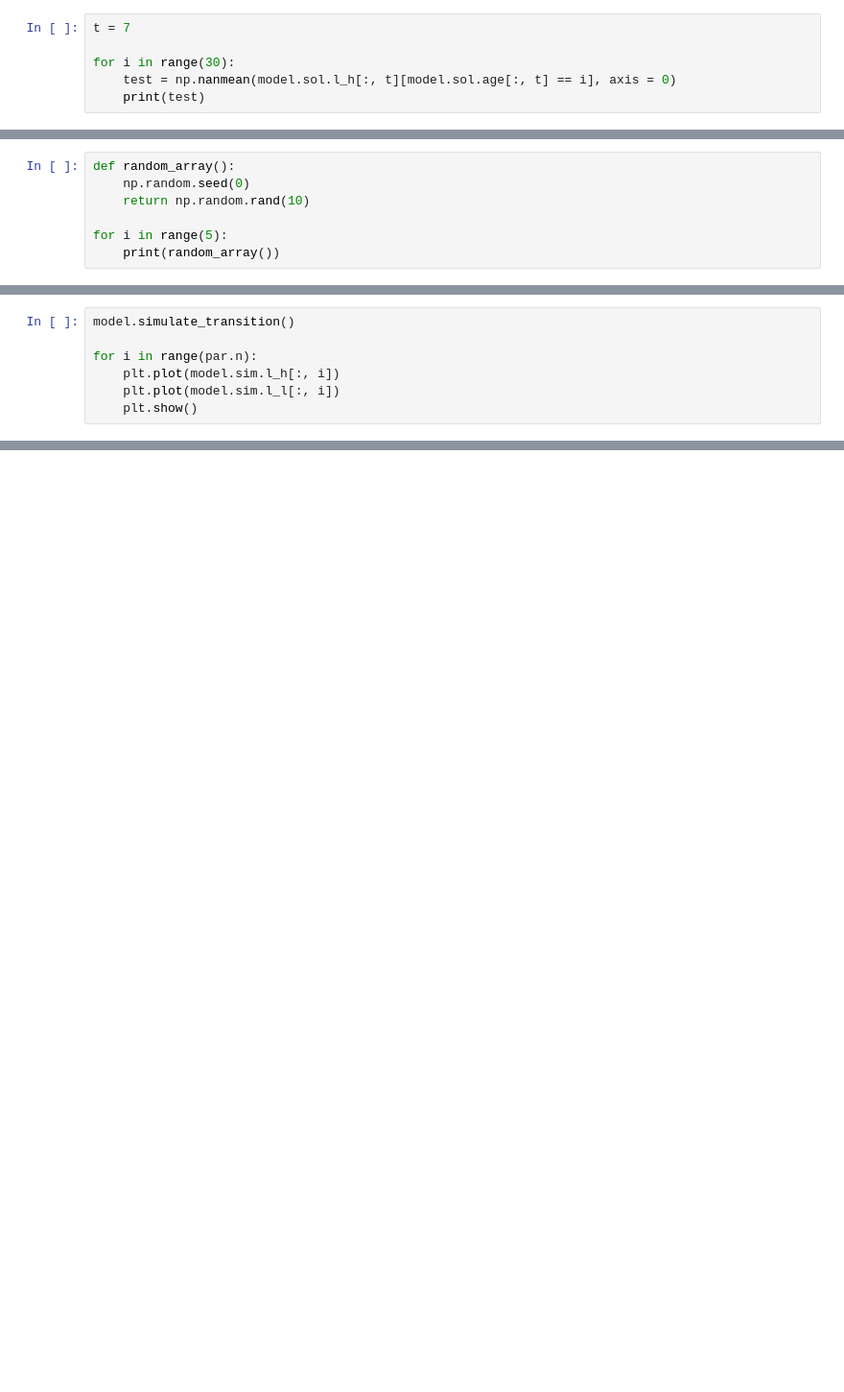
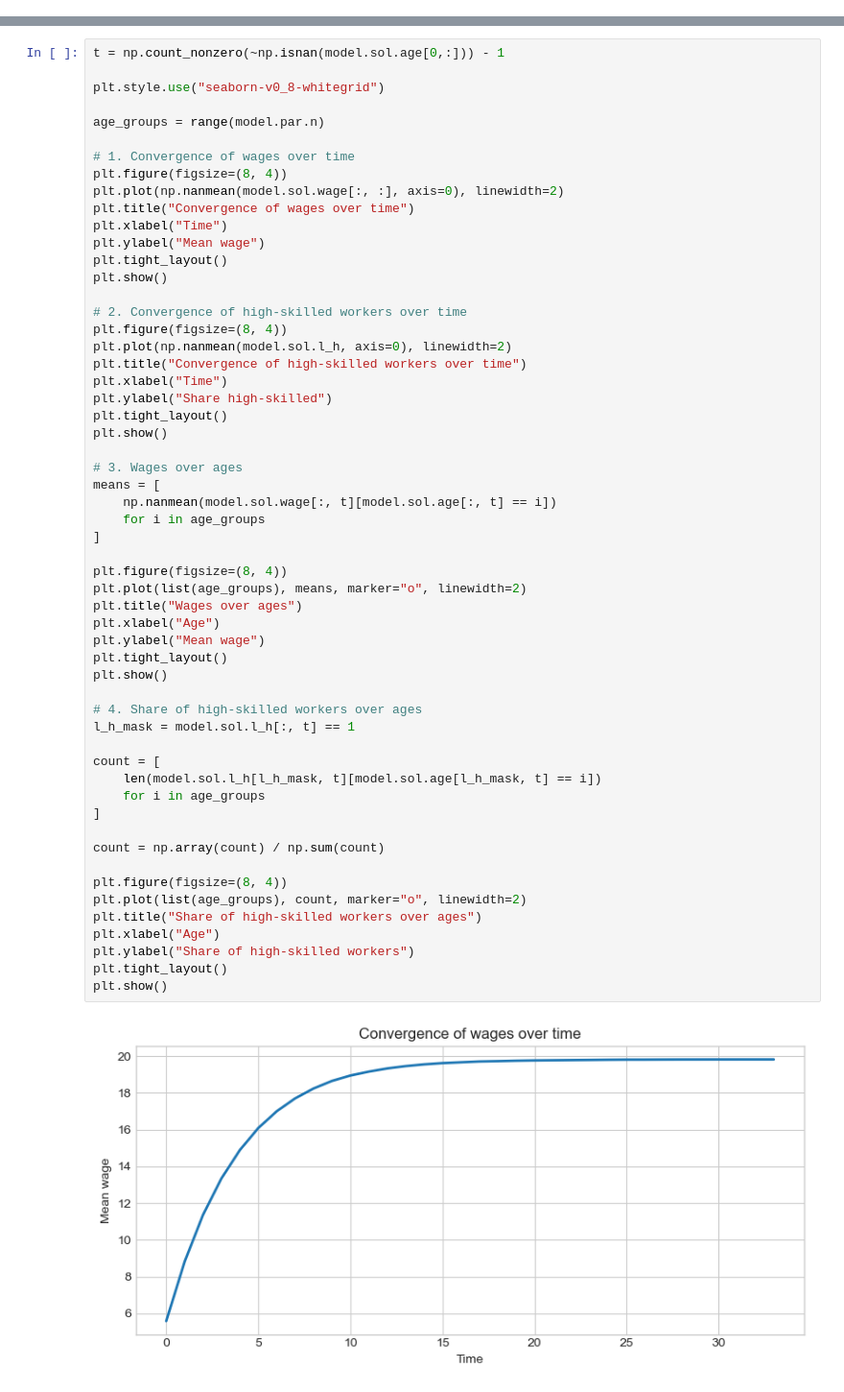
Before and after one commit to peter-l-ravn/Danish-Wage-Gap-Model, a Jupyter notebook: Run model agent.ipynb, the cells around one changed output, grey strips where cells are left out. Shown at 96% size. Cells and saved outputs as stored; diff of their text form; blank space fills up the shorter version.

Commit message:
PLR: Converges properly

```diff
--- a/Run model agent.ipynb
+++ b/Run model agent.ipynb
@@ -61,6 +36,0 @@ np.float64(0.34615384615384615)
-# %%
-t = 7
-
-for i in range(30):
-    test = np.nanmean(model.sol.l_h[:, t][model.sol.age[:, t] == i], axis = 0)
-    print(test)
@@ -267,7 +36,0 @@ array([41964, 38553, 36582, 35292, 34386, 33726, 33229, 32850, 32556,
-# %%
-def random_array():
-    np.random.seed(0)
-    return np.random.rand(10)
-
-for i in range(5):
-    print(random_array())
@@ -372,7 +36,0 @@ Wage of workers in low jobs: ['0.22', '0.22', '0.22', '0.22', '0.22', '0.23', '0
-# %%
-model.simulate_transition()
-
-for i in range(par.n):
-    plt.plot(model.sim.l_h[:, i])
-    plt.plot(model.sim.l_l[:, i])
-    plt.show()
@@ -479,0 +37,58 @@ array([328.29183028, 328.29183028, 328.29183028, 328.29183028,
+# %%
+t = np.count_nonzero(~np.isnan(model.sol.age[0,:])) - 1
+
+plt.style.use("seaborn-v0_8-whitegrid")
+
+age_groups = range(model.par.n)
+
+# 1. Convergence of wages over time
+plt.figure(figsize=(8, 4))
+plt.plot(np.nanmean(model.sol.wage[:, :], axis=0), linewidth=2)
+plt.title("Convergence of wages over time")
+plt.xlabel("Time")
+plt.ylabel("Mean wage")
+plt.tight_layout()
+plt.show()
+
+# 2. Convergence of high-skilled workers over time
+plt.figure(figsize=(8, 4))
+plt.plot(np.nanmean(model.sol.l_h, axis=0), linewidth=2)
+plt.title("Convergence of high-skilled workers over time")
+plt.xlabel("Time")
+plt.ylabel("Share high-skilled")
+plt.tight_layout()
+plt.show()
+
+# 3. Wages over ages
+means = [
+    np.nanmean(model.sol.wage[:, t][model.sol.age[:, t] == i])
+    for i in age_groups
+]
+
+plt.figure(figsize=(8, 4))
+plt.plot(list(age_groups), means, marker="o", linewidth=2)
+plt.title("Wages over ages")
+plt.xlabel("Age")
+plt.ylabel("Mean wage")
+plt.tight_layout()
+plt.show()
+
+# 4. Share of high-skilled workers over ages
+l_h_mask = model.sol.l_h[:, t] == 1
+
+count = [
+    len(model.sol.l_h[l_h_mask, t][model.sol.age[l_h_mask, t] == i])
+    for i in age_groups
+]
+
+count = np.array(count) / np.sum(count)
+
+plt.figure(figsize=(8, 4))
+plt.plot(list(age_groups), count, marker="o", linewidth=2)
+plt.title("Share of high-skilled workers over ages")
+plt.xlabel("Age")
+plt.ylabel("Share of high-skilled workers")
+plt.tight_layout()
+plt.show()
+# %% [output]
+[figure, added]
```
Also changed, not shown: parts of 49 cells of this notebook, 5 other files.
